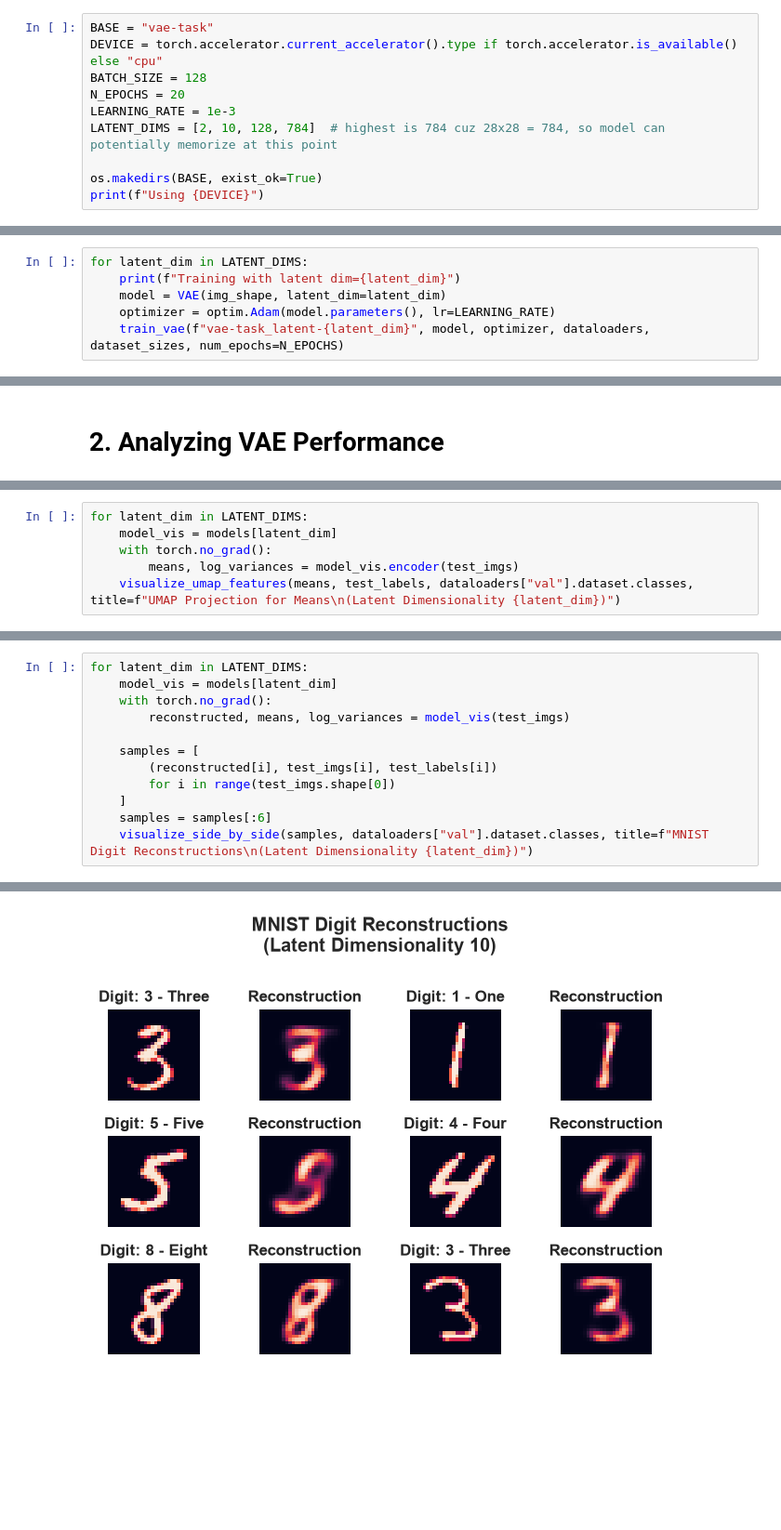
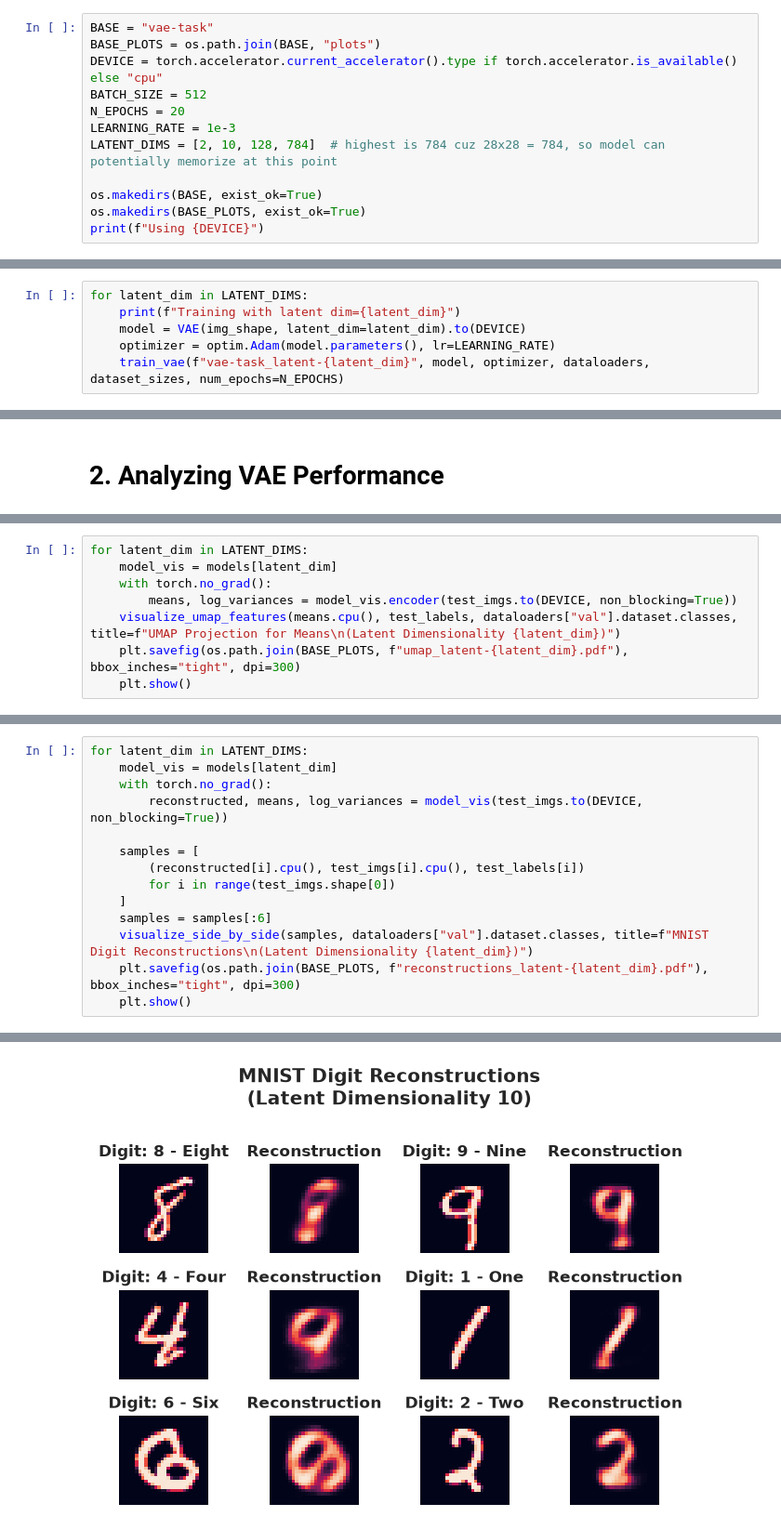
Before and after one commit to l-laidev/Advanced-Topics-in-Machine-Learning, a Jupyter notebook: PA0/Task 4 VAE Task.ipynb, the cells around one changed output, grey strips where cells are left out. Shown at 93% size. Drawn from its saved outputs; the diff is of its cells as text; blank space fills up the shorter version.

```diff
--- a/PA0/Task 4 VAE Task.ipynb
+++ b/PA0/Task 4 VAE Task.ipynb
@@ -15,12 +15,14 @@ from tqdm.notebook import trange, tqdm
 from shared import make_dataloaders, plot_line, visualize_umap_features
 # %%
 BASE = "vae-task"
+BASE_PLOTS = os.path.join(BASE, "plots")
 DEVICE = torch.accelerator.current_accelerator().type if torch.accelerator.is_available() else "cpu"
-BATCH_SIZE = 128
+BATCH_SIZE = 512
 N_EPOCHS = 20
 LEARNING_RATE = 1e-3
 LATENT_DIMS = [2, 10, 128, 784]  # highest is 784 cuz 28x28 = 784, so model can potentially memorize at this point
 
 os.makedirs(BASE, exist_ok=True)
+os.makedirs(BASE_PLOTS, exist_ok=True)
 print(f"Using {DEVICE}")
 # %% [output]
@@ -202,7 +204,7 @@ def train_vae(fname, model, optimizer, dataloaders, dataset_sizes, num_epochs=25
 # %%
 for latent_dim in LATENT_DIMS:
     print(f"Training with latent dim={latent_dim}")
-    model = VAE(img_shape, latent_dim=latent_dim)
+    model = VAE(img_shape, latent_dim=latent_dim).to(DEVICE)
     optimizer = optim.Adam(model.parameters(), lr=LEARNING_RATE)
     train_vae(f"vae-task_latent-{latent_dim}", model, optimizer, dataloaders, dataset_sizes, num_epochs=N_EPOCHS)
 # %% [output]
@@ -274,6 +277,8 @@ torch.Size([384, 1, 28, 28]) torch.Size([384])
 for latent_dim in LATENT_DIMS:
     model_vis = models[latent_dim]
     with torch.no_grad():
-        means, log_variances = model_vis.encoder(test_imgs)
-    visualize_umap_features(means, test_labels, dataloaders["val"].dataset.classes, title=f"UMAP Projection for Means\n(Latent Dimensionality {latent_dim})")
+        means, log_variances = model_vis.encoder(test_imgs.to(DEVICE, non_blocking=True))
+    visualize_umap_features(means.cpu(), test_labels, dataloaders["val"].dataset.classes, title=f"UMAP Projection for Means\n(Latent Dimensionality {latent_dim})")
+    plt.savefig(os.path.join(BASE_PLOTS, f"umap_latent-{latent_dim}.pdf"), bbox_inches="tight", dpi=300)
+    plt.show()
 # %% [output]
@@ -311,12 +315,14 @@ def visualize_side_by_side(samples, class_names, title=None):
 for latent_dim in LATENT_DIMS:
     model_vis = models[latent_dim]
     with torch.no_grad():
-        reconstructed, means, log_variances = model_vis(test_imgs)
+        reconstructed, means, log_variances = model_vis(test_imgs.to(DEVICE, non_blocking=True))
 
     samples = [
-        (reconstructed[i], test_imgs[i], test_labels[i])
+        (reconstructed[i].cpu(), test_imgs[i].cpu(), test_labels[i])
         for i in range(test_imgs.shape[0])
     ]
     samples = samples[:6]
     visualize_side_by_side(samples, dataloaders["val"].dataset.classes, title=f"MNIST Digit Reconstructions\n(Latent Dimensionality {latent_dim})")
+    plt.savefig(os.path.join(BASE_PLOTS, f"reconstructions_latent-{latent_dim}.pdf"), bbox_inches="tight", dpi=300)
+    plt.show()
 # %% [output]
@@ -324 +330 @@ for latent_dim in LATENT_DIMS:
-[figure, old version]
+[figure, new version]
```
Also changed, not shown: parts of 10 cells of this notebook.
